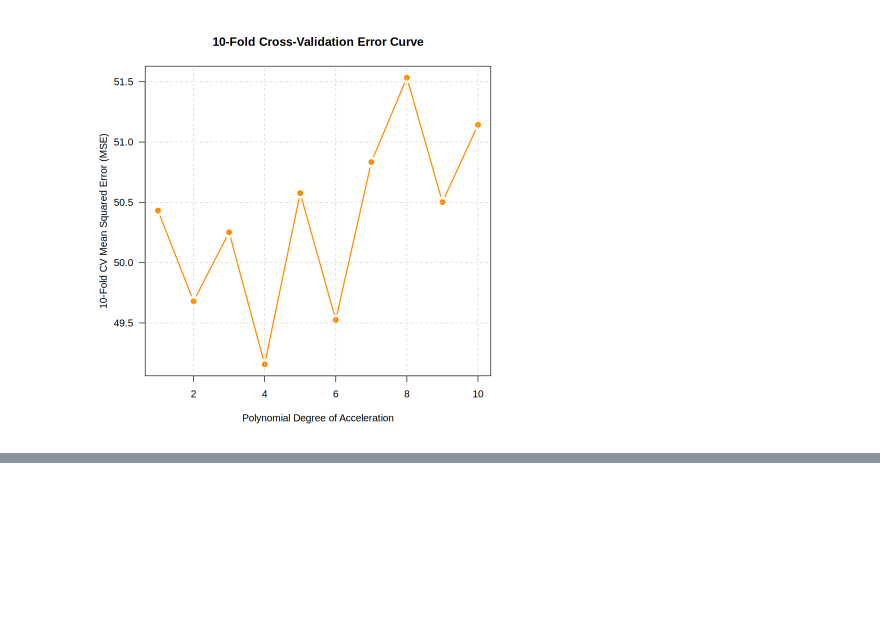
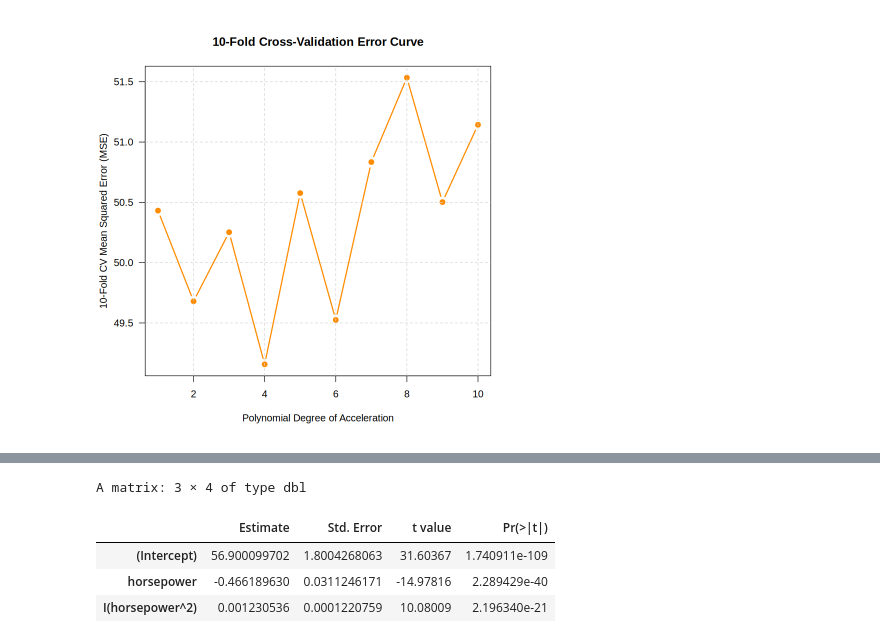
Before and after one commit to dsb4k8/Machine-Learning, a Jupyter notebook: Subset_Selection_(Resampling)_in_R.ipynb, the cells around one changed output, grey strips where cells are left out. Saved outputs shown, nothing was run; the diff lists cells and outputs as text; code cells hidden in the pictures; blank space fills up the shorter version.

```diff
--- a/Subset_Selection_(Resampling)_in_R.ipynb
+++ b/Subset_Selection_(Resampling)_in_R.ipynb
@@ -345,0 +455,10 @@ grid(nx = NULL, ny = NULL, lty = 2, col = "lightgray")
+# %%
+summary(
+    lm(mpg ~ horsepower + I(horsepower^2), data = Auto)
+  )$coef
+# %% [output]
+A matrix: 3 × 4 of type dbl
+|  | Estimate | Std. Error | t value | Pr(>|t|) |
+| (Intercept) | 56.900099702 | 1.8004268063 | 31.60367 | 1.740911e-109 |
+| horsepower | -0.466189630 | 0.0311246171 | -14.97816 | 2.289429e-40 |
+| I(horsepower^2) | 0.001230536 | 0.0001220759 | 10.08009 | 2.196340e-21 |
```
Also changed, not shown: parts of 25 cells of this notebook.
